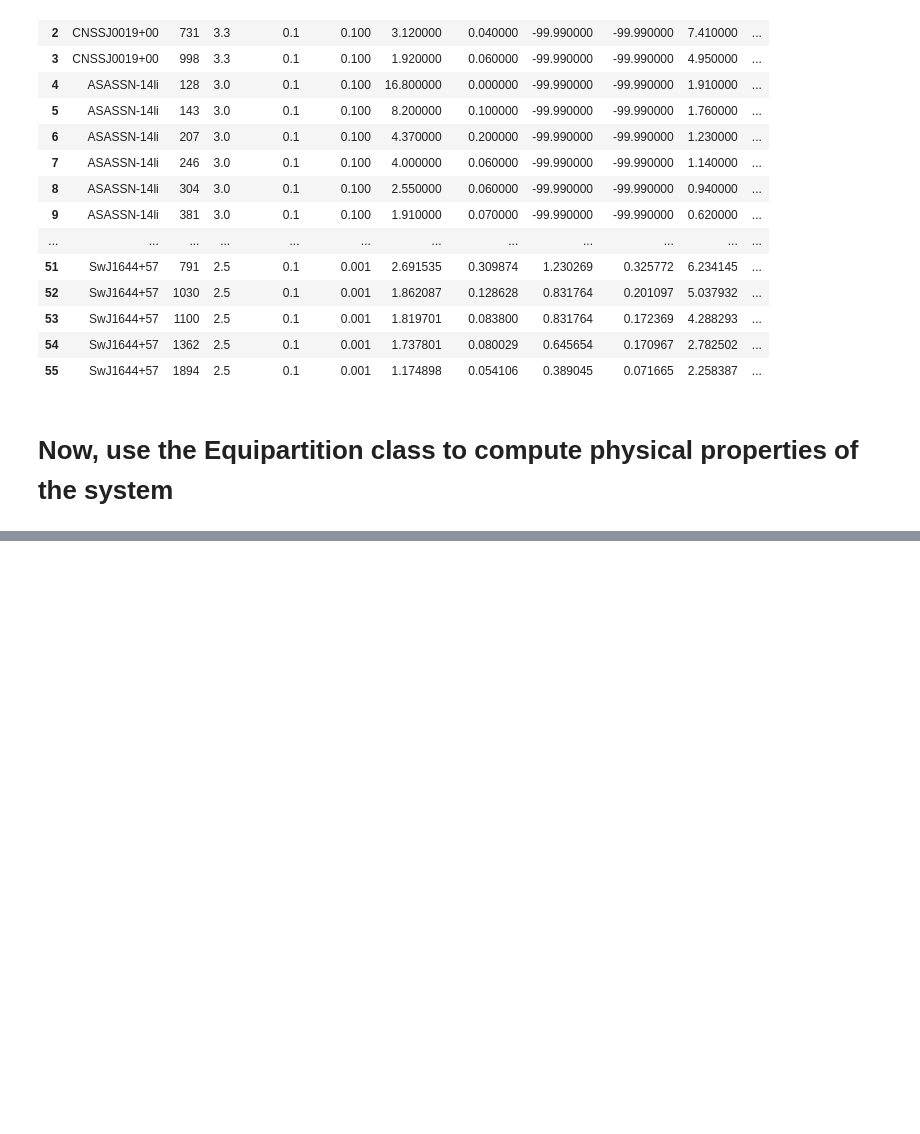
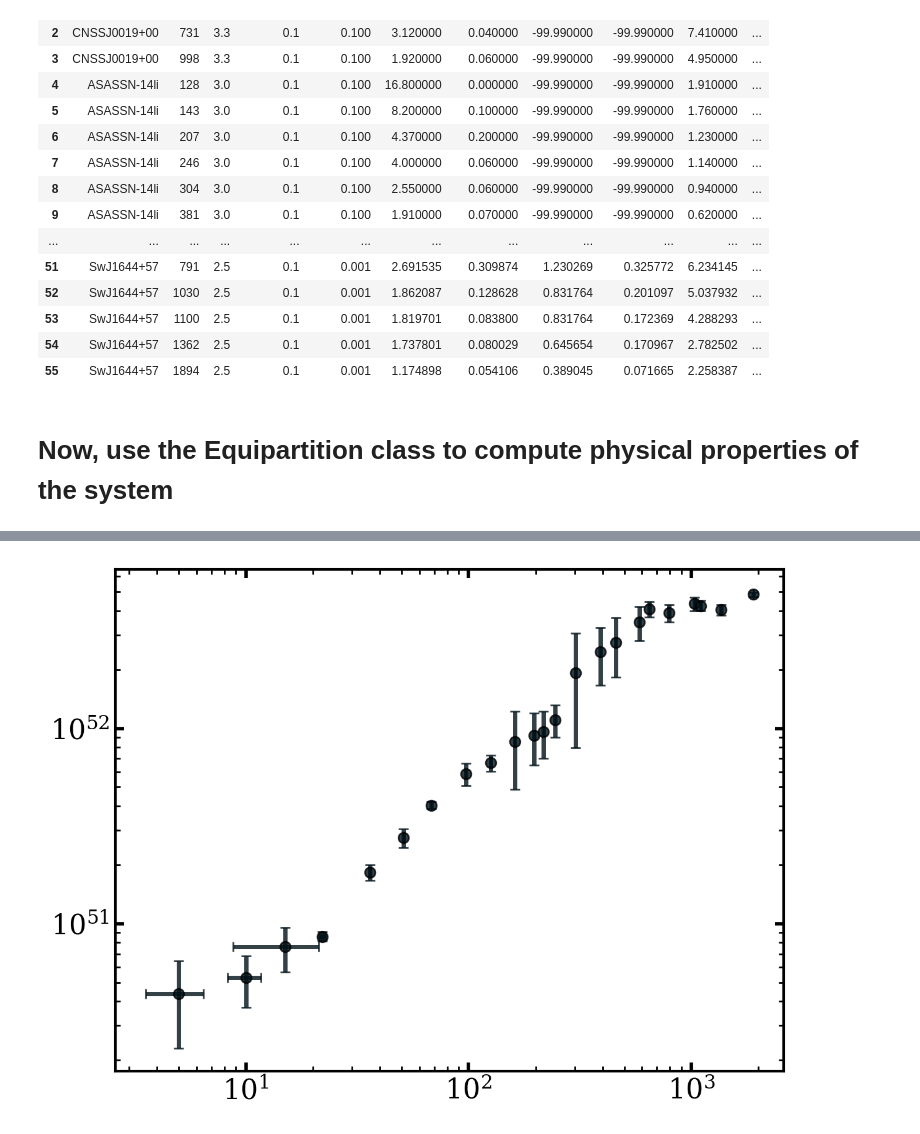
Before and after one commit to noahfranz13/equipartition, a Jupyter notebook: demos/recompute-literature-TDEs.ipynb, the cells around one changed output, grey strips where cells are left out. Saved outputs shown, nothing was run; the diff lists cells and outputs as text; code cells hidden in the pictures; blank space fills up the shorter version.

```diff
--- a/demos/recompute-literature-TDEs.ipynb
+++ b/demos/recompute-literature-TDEs.ipynb
@@ -194,3 +254,22 @@ ax.legend(bbox_to_anchor=(0,1),loc="lower left", ncols=3, fontsize=10)
+# %%
+grp = eq_res[eq_res.name == "SwJ1644+57"]
+fig, ax = plt.subplots()
+ax.errorbar(
+        grp.t,
+        grp.Eeq,
+        xerr = grp.gammabeta_err,
+        yerr = grp.Eeq_err,
+        marker="o",
+        linestyle="none",
+        label=name,
+        alpha=0.8,
+        mec="k"
+    )
+
+ax.set_yscale("log")
+ax.set_xscale("log")
+# %% [output]
+[figure, added]
 # %%
 # density vs. radius
 fig, ax = plt.subplots()
```
Also changed, not shown: parts of 6 cells of this notebook.
